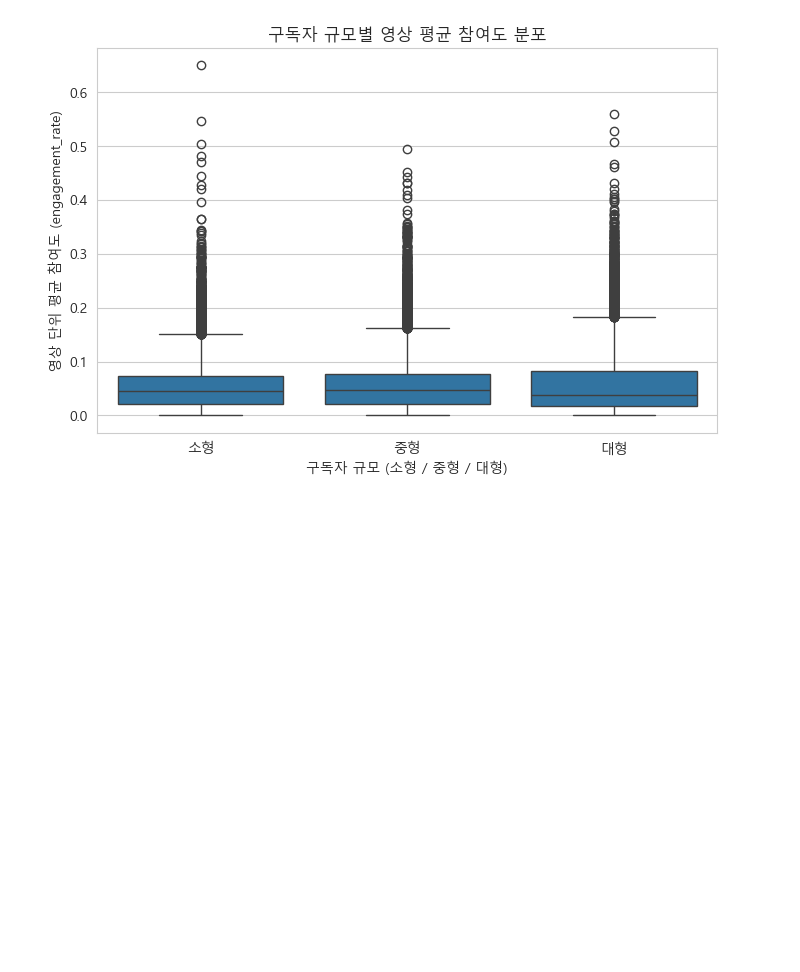
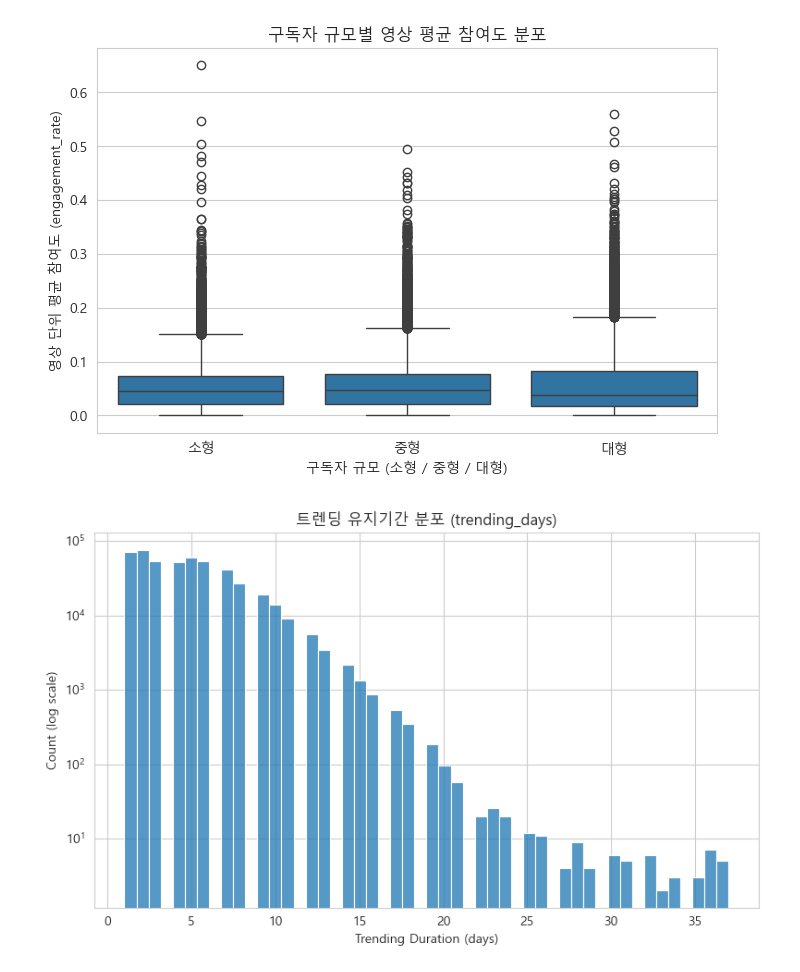
Before and after one commit to hye-wonn/youtube_trending_ml, a Jupyter notebook: notebooks/08_youtube_eda.ipynb, the cells around one changed output. Drawn from its saved outputs; the diff is of its cells as text; code cells hidden in the pictures; blank space fills up the shorter version.

Commit message:
feat: add figures for manuscript

```diff
--- a/notebooks/08_youtube_eda.ipynb
+++ b/notebooks/08_youtube_eda.ipynb
@@ -38,8 +38,8 @@ def latest_versioned_csv(folder: Path, base_name: str) -> Path | None:
     return best_path
 
 PROJECT_ROOT = find_project_root()
+
 CLEAN_DIR = PROJECT_ROOT / "data" / "processed" / "03_kaggle_clean"
-
 channels_path = CLEAN_DIR / "youtube_channels_clean_v1.csv"
 
 # ✅ 트렌딩 clean은 최신 버전 우선, 없으면 v1
@@ -47,9 +47,13 @@ trending_path = latest_versioned_csv(CLEAN_DIR, "youtube_trending_videos_clean")
 if trending_path is None:
     trending_path = CLEAN_DIR / "youtube_trending_videos_clean_v1.csv"
 
+EDA_FIG_DIR = PROJECT_ROOT / "reports" / "figures" / "eda"
+EDA_FIG_DIR.mkdir(parents=True, exist_ok=True)
+
 print("PROJECT_ROOT:", PROJECT_ROOT)
 print("channels_path:", channels_path)
 print("trending_path:", trending_path)
+print("EDA figures will be saved to:", EDA_FIG_DIR)
 
 if not channels_path.exists():
     raise FileNotFoundError(f"채널 clean 파일이 없습니다: {channels_path}")
@@ -551,3 +556,29 @@ plt.show()
 1               중형       0.055961          0.046449     40585
 2               대형       0.056076          0.038731     40416
 [figure]
+# %%
+# =====================================================
+# [EDA Figure 1] 트렌딩 유지기간(trending_days) 분포
+# =====================================================
+
+# video_id 기준 trending_days 계산
+trending_days_df = (
+    yt_trending_df
+    .groupby("video_id")["trending_date"]
+    .nunique()
+    .reset_index(name="trending_days")
+)
+
+plt.figure(figsize=(8, 5))
+sns.histplot(trending_days_df["trending_days"], bins=50)
+plt.yscale("log")
+
+plt.title("트렌딩 유지기간 분포 (trending_days)")
+plt.xlabel("Trending Duration (days)")
+plt.ylabel("Count (log scale)")
+
+plt.tight_layout()
+plt.savefig(EDA_FIG_DIR / "fig1_trending_days_distribution.png", dpi=300)
+plt.show()
+# %% [output]
+[figure, added]
```
Also changed, not shown: parts of 2 cells of this notebook, 3 other files.
